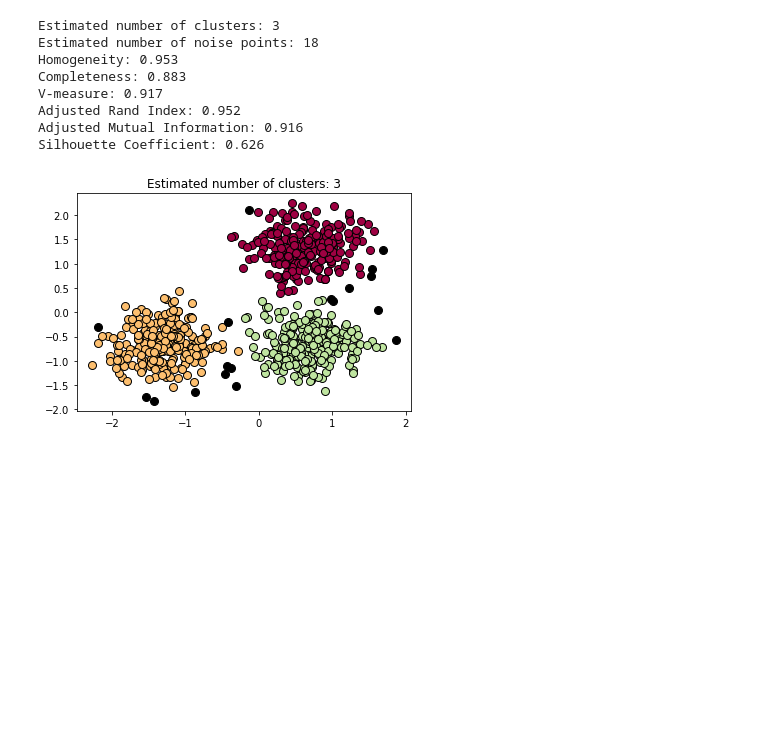
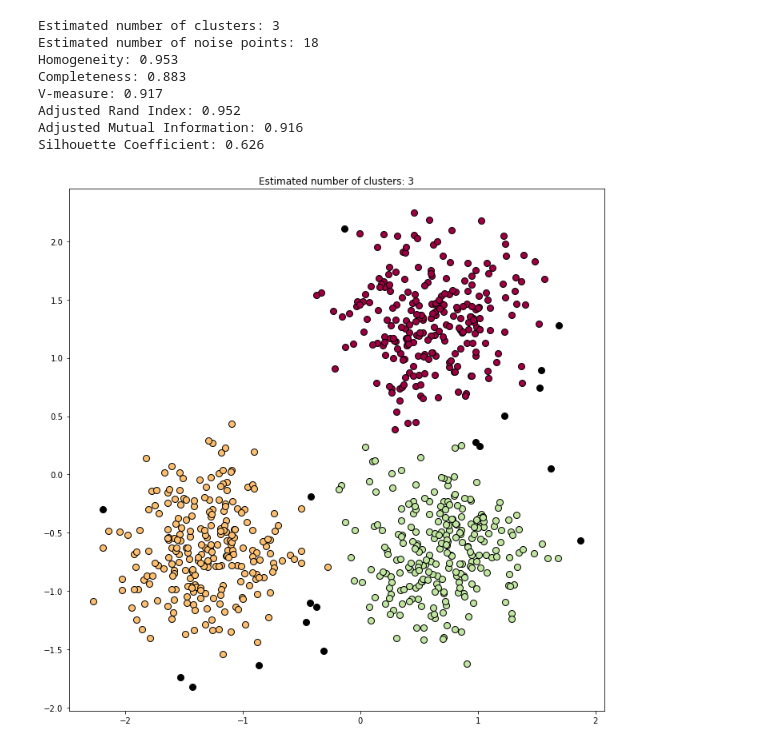
Before and after one commit to tshuhei/incrementalDBSCAN, a Jupyter notebook: cluster_compare.ipynb, the cells around one changed output. Drawn from its saved outputs; the diff is of its cells as text; code cells hidden in the pictures; blank space fills up the shorter version.

```diff
--- a/cluster_compare.ipynb
+++ b/cluster_compare.ipynb
@@ -54,29 +54,30 @@ Adjusted Rand Index: 0.952
 Adjusted Mutual Information: 0.916
 Silhouette Coefficient: 0.626
 # %%
+fig = plt.figure(figsize=(12.0, 12.0))
 unique_labels = set(labels)
 colors = [plt.cm.Spectral(each) for each in np.linspace(0, 1, len(unique_labels))]
 for k, col in zip(unique_labels, colors):
     if k == -1:
         # Black used for noise.
         col = [0, 0, 0, 1]
 
     class_member_mask = labels == k
 
     xy = X[class_member_mask]
     plt.plot(
         xy[:, 0],
         xy[:, 1],
         "o",
         markerfacecolor=tuple(col),
         markeredgecolor="k",
         markersize=8,
     )
 
 plt.title("Estimated number of clusters: %d" % n_clusters_)
 plt.show()
 # %% [output]
-[figure, old version]
+[figure, new version]
 # %%
 Xinc = initDataset(X)
 start_time = time.time()
```
Also changed, not shown: parts of 4 cells of this notebook.
